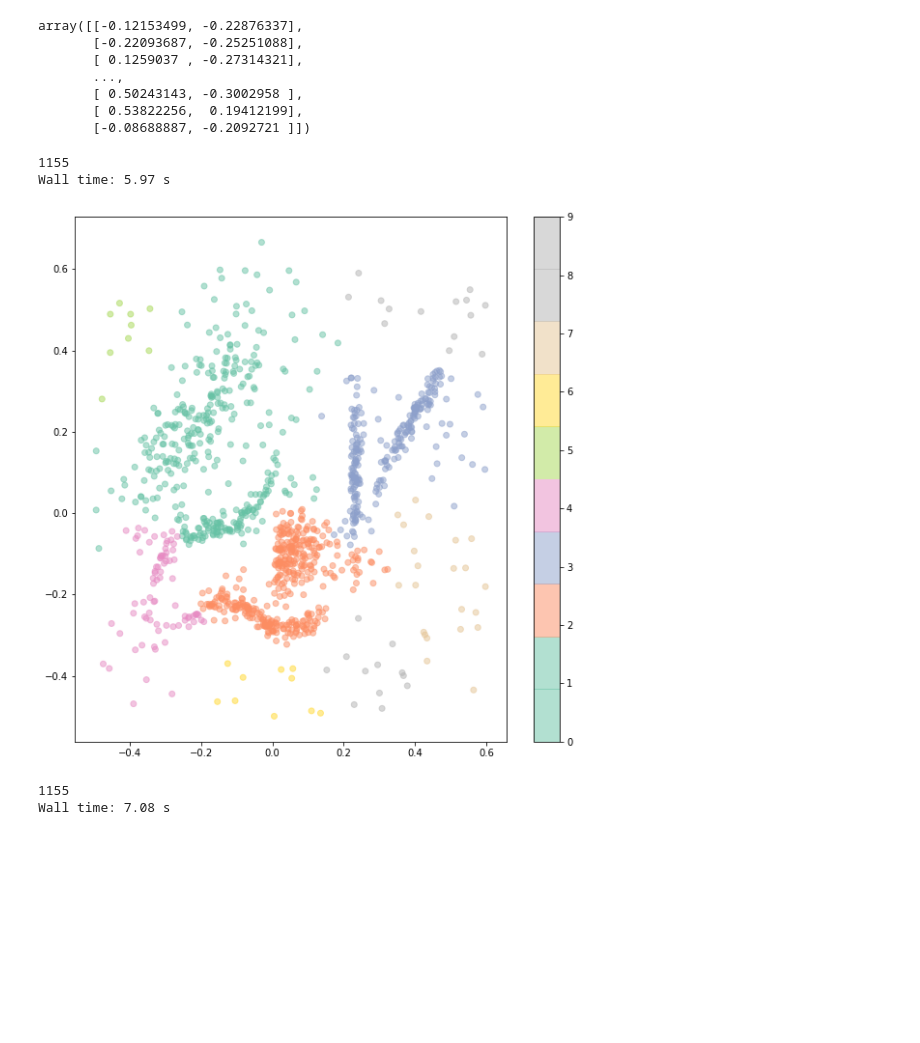
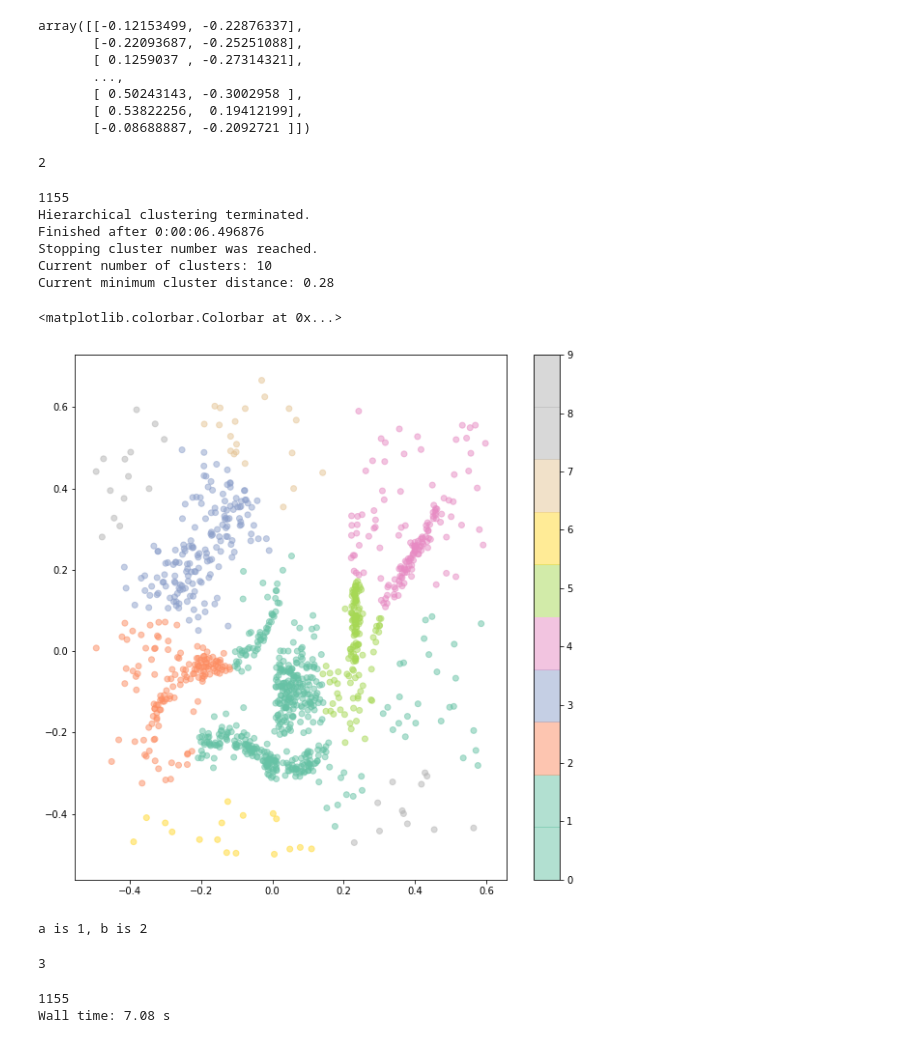
Before and after one commit to clustertoolsgroup/clustertools_project, a Jupyter notebook: Hirarchical_dev.ipynb, the cells around one changed output. Drawn from its saved outputs; the diff is of its cells as text; code cells hidden in the pictures; blank space fills up the shorter version.

Commit message:
Cleanup
* Put hierarchical into a clean python file
* Created showoff notebook

```diff
--- a/Hirarchical_dev.ipynb
+++ b/Hirarchical_dev.ipynb
@@ -113,13 +115,17 @@ def fit_slow(data, num_clusters, link='average', metric='euclidian'):
             labels[elt] = i
     return labels
 # %%
-def fit(data, num_clusters, link='average', metric='euclidian'):
-
-    # TODO: Optimize if-statements (e.g. choose appropriate function in beginning, s.t. they are
-    #not done every time)
+def fit(data, link='average', num_stop_crit=1, metric='euclidian', verbose=True, **kwargs):
 
     # Safety checks
     assert any((link=='average', link=='complete', link=='single')), "unknown link type"
+
+    # Get keyword arguments
+    k = kwargs.get('k')
+    stop_dist = kwargs.get('stop_dist')
+
+    #print(k)
+    #print(stop_dist)
 
     # Init
     cur_num_clusters = n
@@ -131,6 +137,11 @@ def fit(data, num_clusters, link='average', metric='euclidian'):
     #print(cluster_dists)
     delete_inds = np.array(range(n))
     #dist_func = 0
+    cur_stop_crit = 0
+    if verbose:
+        start_time = timer()
+    k_reached = False
+    stop_dist_reached = False
 
     # Specify cluster distance function
     if link == 'average':
@@ -140,7 +151,7 @@ def fit(data, num_clusters, link='average', metric='euclidian'):
     elif link == 'complete':
         dist_func = lambda cluster_dists, li, lj, ilen, jlen: max(cluster_dists[li], cluster_dists[lj])
 
-    while cur_num_clusters > num_clusters:
+    while cur_stop_crit < num_stop_crit:
 
         # Find two clusters to merge, according to crit
         #i_min, j_min = condensed_to_square(cluster_dists_condensed.argmin(), cur_num_clusters) # are ordered
@@ -194,34 +205,78 @@ def fit(data, num_clusters, link='average', metric='euclidian'):
         cluster_sizes = np.delete(cluster_sizes, j_min)
         cur_num_clusters -= 1
 
+        # Count fulfilled stopping criteria
+        if all((k is not None, cur_num_clusters <= k)):
+            k_reached = True
+        if all((stop_dist is not None, cluster_dists.min() > stop_dist)):
+            stop_dist_reached = True
+        cur_stop_crit = sum([k_reached, stop_dist_reached])
+
+    # Algorithm verbosity
+    if verbose:
+        print("Hierarchical clustering terminated.")
+        elapsed_time = timer() - start_time
+        elapsed_time = timedelta(seconds=elapsed_time)
+        print("Finished after " + str(elapsed_time))
+        if (k_reached):
+            print("Stopping cluster number was reached.")
+        print("Current number of clusters: {0}".format(cur_num_clusters))
+        if (stop_dist_reached):
+            print("Stopping distance was reached.")
+        print("Current minimum cluster distance: {:.2}".format(cluster_dists.min()))
+
     # Assign data points to clusters
     labels = np.zeros(n).astype(int)
     for i, cluster in enumerate(clusters):
         for elt in cluster:
             labels[elt] = i
     return labels
+# %%
+test1 = False
+test = 1 if test1 else 2
+test
+# %% [output]
+2
 # %%
-%%time
+#%%time
 k = 10 # number of clusters to go down to
+stop_dist = 0.3
+num_stop_crit = 1
 stride = 2
 data = fuzzy[::stride]
 n = len(data) # number of data points
 print(n)
 link = 'average'
 #link = 'complete'
 #link = 'single'
 metric='euclidean'
 
 #labels = fit_slow(data=data, num_clusters=k, link=link, metric=metric)
-labels = fit(data=data, num_clusters=k, link=link, metric=metric)
+labels = fit(data, link=link, num_stop_crit=num_stop_crit, metric=metric, k=k, stop_dist=stop_dist)
 plt.figure(figsize=(10, 10))
 plt.scatter(fuzzy[::stride,0], fuzzy[::stride,1], c=labels, cmap=plt.get_cmap('Set2', k), alpha=.5)
 #plt.scatter(x[::stride,0], x[::stride,1], c=labels, alpha=.4)
 plt.colorbar()
 # %% [output]
 1155
-Wall time: 5.97 s
+Hierarchical clustering terminated.
+Finished after 0:00:06.496876
+Stopping cluster number was reached.
+Current number of clusters: 10
+Current minimum cluster distance: 0.28
+<matplotlib.colorbar.Colorbar at 0x...>
-[figure, old version]
+[figure, new version]
+# %%
+a=1
+b=2
+print("a is {0}, b is {1}".format(a, b))
+# %% [output]
+a is 1, b is 2
+# %%
+test = np.array(range(4)).reshape((2,2))
+test.max()
+# %% [output]
+3
 # %%
 %%time
 k = 9 # number of clusters to go down to
```
Also changed, not shown: parts of 2 cells of this notebook, 2 other files.
